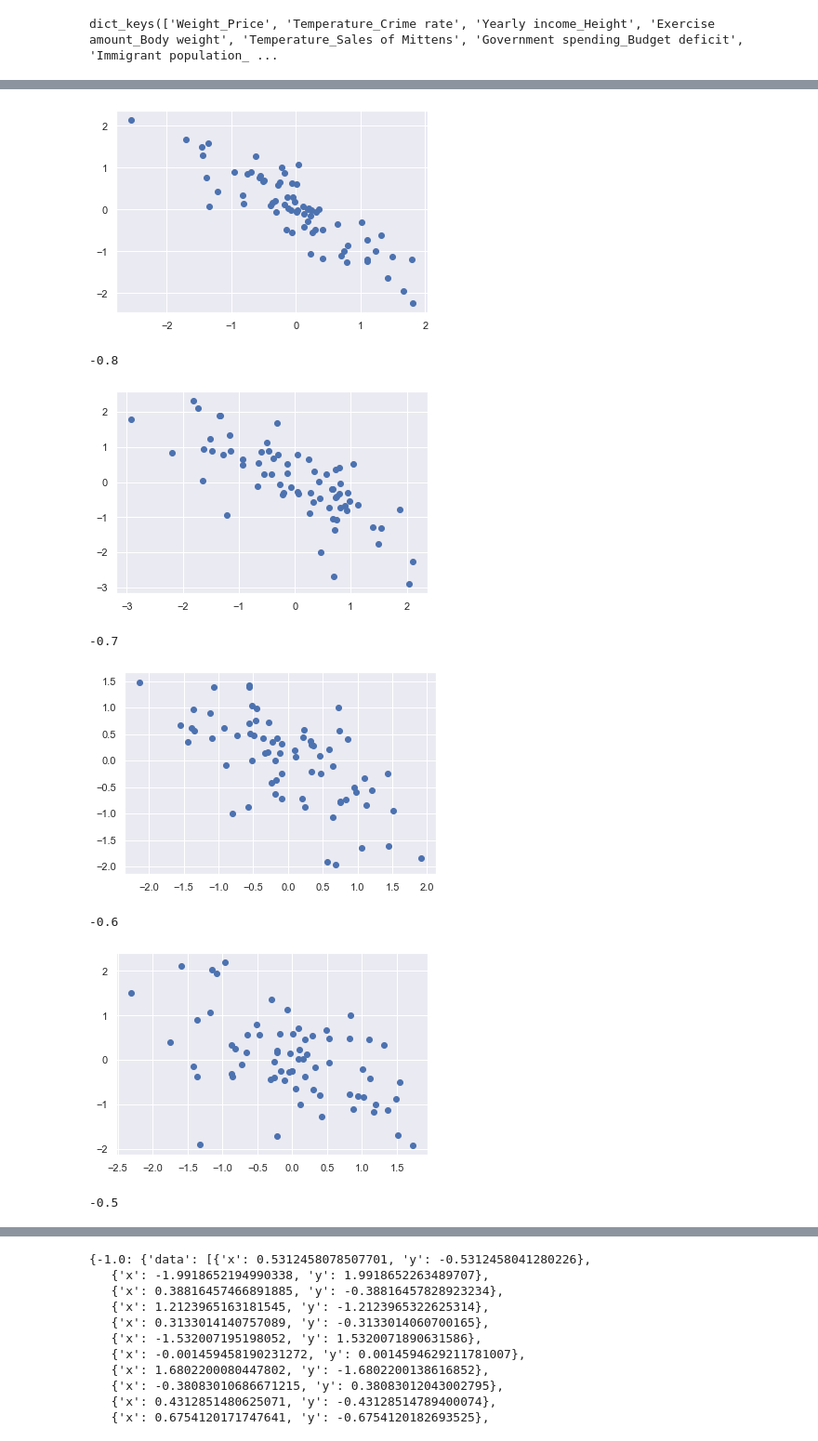
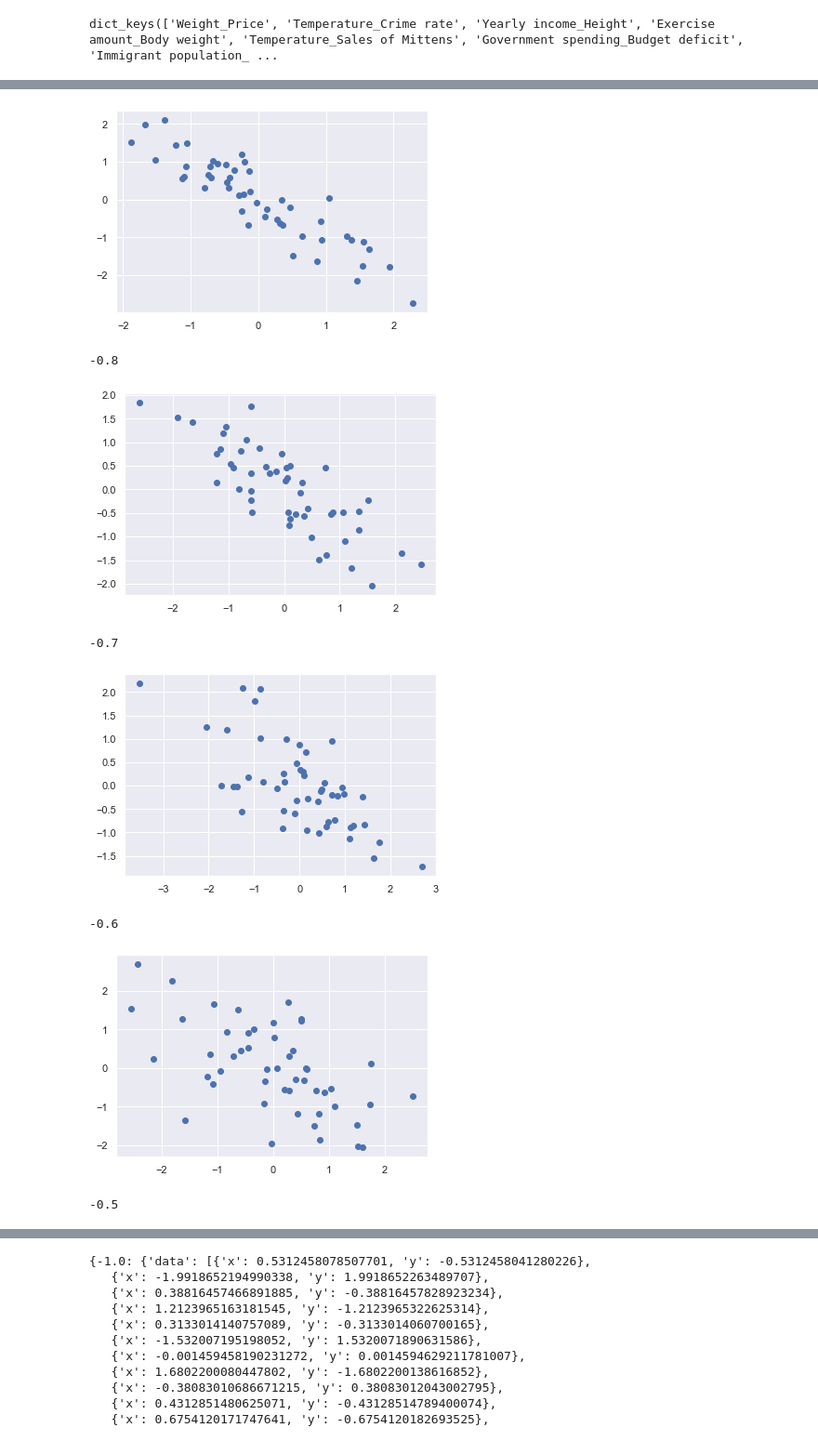
Before and after one commit to alireza116/newconfbias, a Jupyter notebook: public/data/Untitled.ipynb, the cells around one changed output, grey strips where cells are left out. Shown at 93% size. Drawn from its saved outputs; the diff is of its cells as text; code cells hidden in the pictures.

```diff
--- a/public/data/Untitled.ipynb
+++ b/public/data/Untitled.ipynb
@@ -16,8 +16,10 @@ def generateDataset(rho,n=100):
 #     print(np.mean(y,axis=0))
     x = y[:,0]
     y= y[:,1]
-    x = x - np.mean(x)
-    y = y - np.mean(y)
+    meanX = np.mean(x)
+    meanY = np.mean(y)
+    x = x - meanX
+    y = y - meanY
     plt.scatter(x,y)
     plt.show()
     d = [{"x":i,"y":j} for i,j in zip(x,y)]
@@ -85,7 +91,7 @@ for rho in [(i-10)/10 for i in range(21)]:
     if np.abs(rho) < 0.000001:
         rho = 0.0
     print(rho)
-    data = generateDataset(rho,n=70)
+    data = generateDataset(rho,n=50)
     testData[rho] = data
 # %% [output]
 -1.0
@@ -93,9 +99,9 @@ for rho in [(i-10)/10 for i in range(21)]:
 -0.9
-[figure, old version]
+[figure, new version]
 -0.8
-[figure, old version]
+[figure, new version]
 -0.7
-[figure, old version]
+[figure, new version]
 -0.6
-[figure, old version]
+[figure, new version]
 -0.5
```
Also changed, not shown: parts of 2 cells of this notebook, 4 other files.
